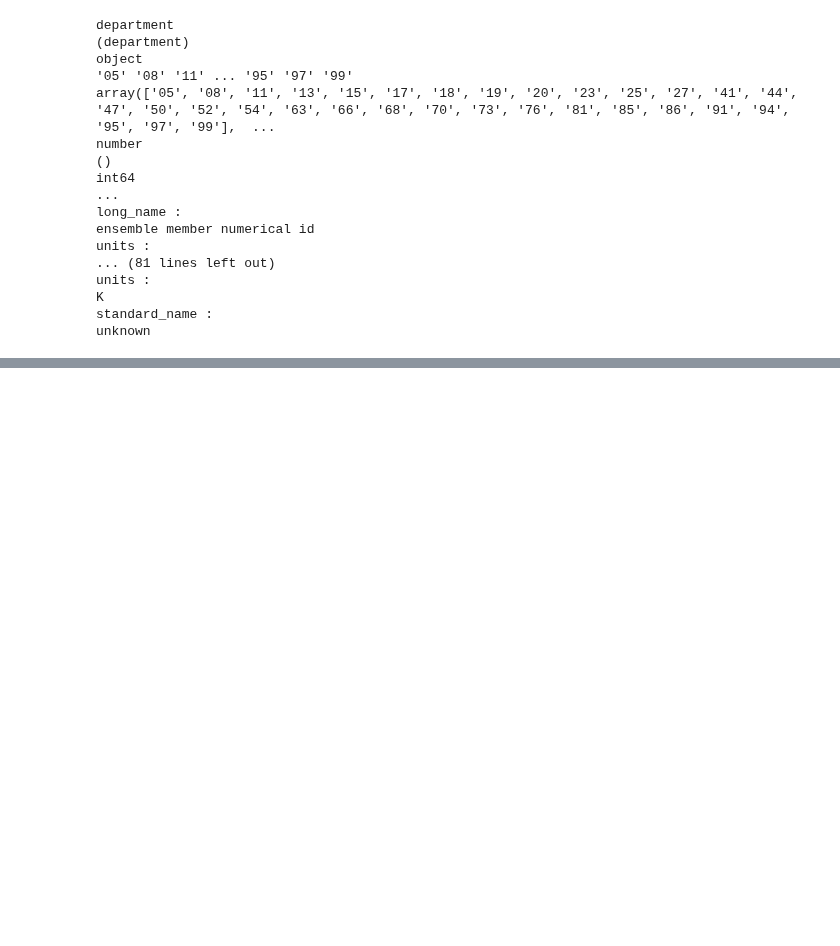
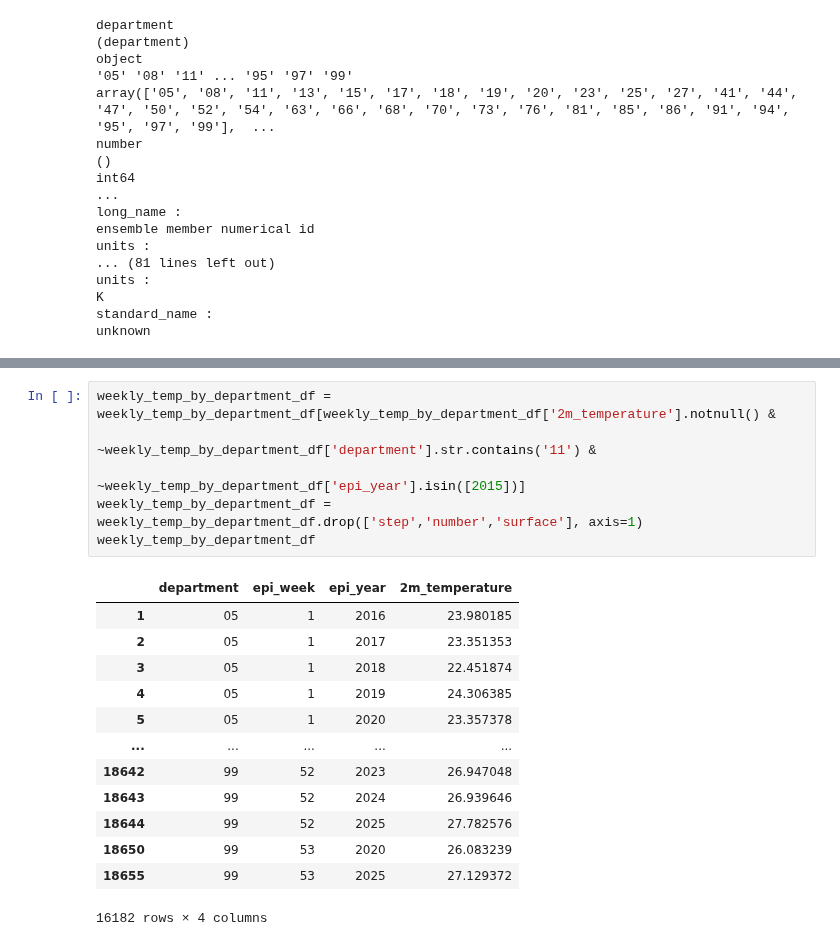
Before and after one commit to CarlosBlanco1/ColombiaDengueForecasting, a Jupyter notebook: notebooks/explore_dengue_cases.ipynb, the cells around one changed output, grey strips where cells are left out. Drawn from its saved outputs; the diff is of its cells as text; blank space fills up the shorter version.

```diff
--- a/notebooks/explore_dengue_cases.ipynb
+++ b/notebooks/explore_dengue_cases.ipynb
@@ -575,0 +702,20 @@ def epi_calendar(start, end):
+# %%
+weekly_temp_by_department_df = weekly_temp_by_department_df[weekly_temp_by_department_df['2m_temperature'].notnull() &
+                                                            ~weekly_temp_by_department_df['department'].str.contains('11') &
+                                                            ~weekly_temp_by_department_df['epi_year'].isin([2015])]
+weekly_temp_by_department_df = weekly_temp_by_department_df.drop(['step','number','surface'], axis=1)
+weekly_temp_by_department_df
+# %% [output]
+|  | department | epi_week | epi_year | 2m_temperature |
+| 1 | 05 | 1 | 2016 | 23.980185 |
+| 2 | 05 | 1 | 2017 | 23.351353 |
+| 3 | 05 | 1 | 2018 | 22.451874 |
+| 4 | 05 | 1 | 2019 | 24.306385 |
+| 5 | 05 | 1 | 2020 | 23.357378 |
+| ... | ... | ... | ... | ... |
+| 18642 | 99 | 52 | 2023 | 26.947048 |
+| 18643 | 99 | 52 | 2024 | 26.939646 |
+| 18644 | 99 | 52 | 2025 | 27.782576 |
+| 18650 | 99 | 53 | 2020 | 26.083239 |
+| 18655 | 99 | 53 | 2025 | 27.129372 |
+16182 rows × 4 columns
```
Also changed, not shown: parts of 16 cells of this notebook.
